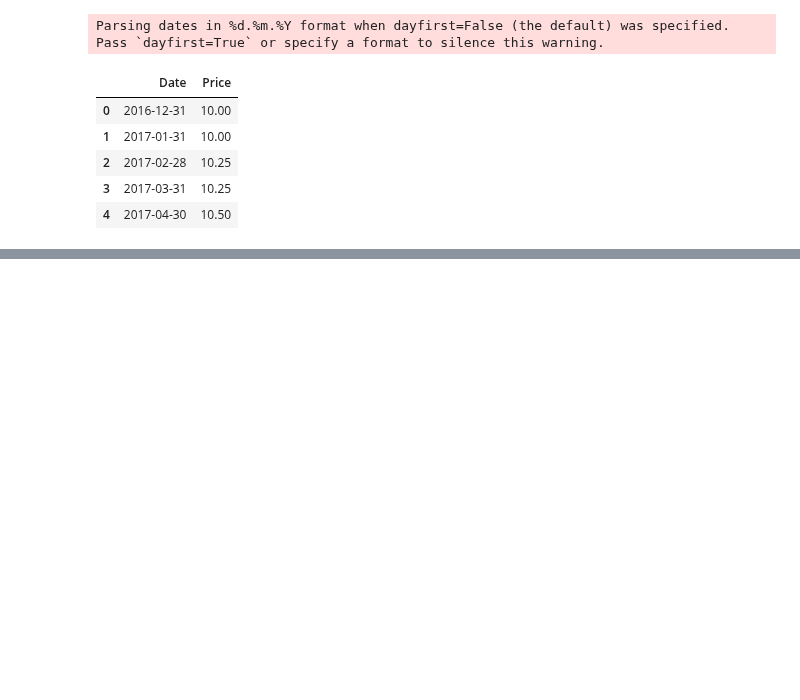
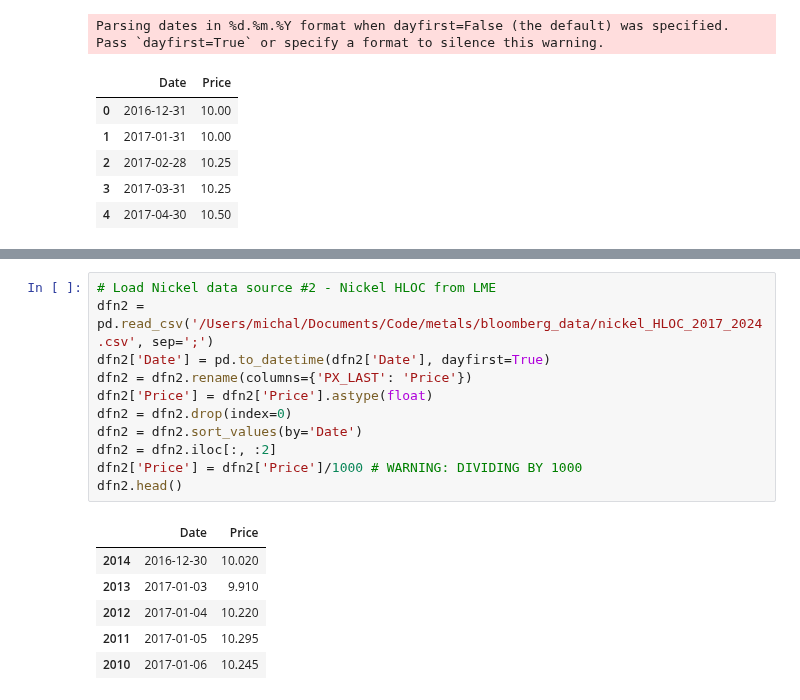
Before and after one commit to Doosheck/metals, a Jupyter notebook: data_overview.ipynb, the cells around one changed output, grey strips where cells are left out. Saved outputs shown, nothing was run; the diff lists cells and outputs as text; blank space fills up the shorter version.

```diff
--- a/data_overview.ipynb
+++ b/data_overview.ipynb
@@ -52,0 +152,18 @@ fig.show()
+# %%
+# Load Nickel data source #2 - Nickel HLOC from LME
+dfn2 = pd.read_csv('/Users/michal/Documents/Code/metals/bloomberg_data/nickel_HLOC_2017_2024.csv', sep=';')
+dfn2['Date'] = pd.to_datetime(dfn2['Date'], dayfirst=True)
+dfn2 = dfn2.rename(columns={'PX_LAST': 'Price'})
+dfn2['Price'] = dfn2['Price'].astype(float)
+dfn2 = dfn2.drop(index=0)
+dfn2 = dfn2.sort_values(by='Date')
+dfn2 = dfn2.iloc[:, :2]
+dfn2['Price'] = dfn2['Price']/1000 # WARNING: DIVIDING BY 1000
+dfn2.head()
+# %% [output]
+|  | Date | Price |
+| 2014 | 2016-12-30 | 10.020 |
+| 2013 | 2017-01-03 | 9.910 |
+| 2012 | 2017-01-04 | 10.220 |
+| 2011 | 2017-01-05 | 10.295 |
+| 2010 | 2017-01-06 | 10.245 |
```
Also changed, not shown: parts of 17 cells of this notebook.
